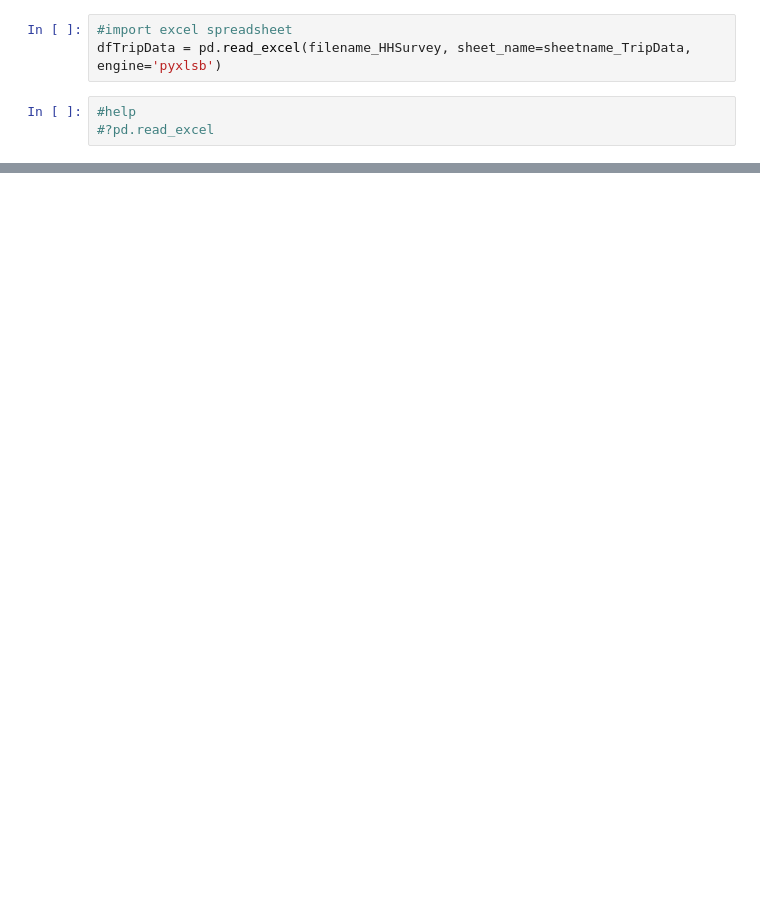
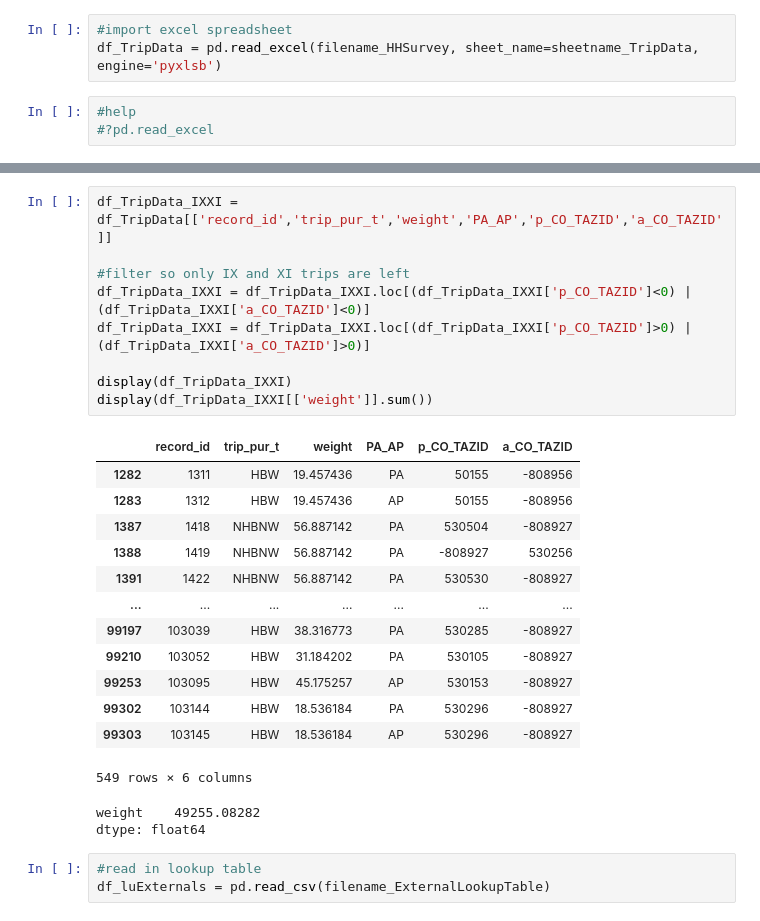
Before and after one commit to WFRCAnalytics/TDM-Externals-Using-National, a Jupyter notebook: Prepare PA Trip Tables.ipynb, the cells around one changed output, grey strips where cells are left out. Cells and saved outputs as stored; diff of their text form; blank space fills up the shorter version.

```diff
--- a/Prepare PA Trip Tables.ipynb
+++ b/Prepare PA Trip Tables.ipynb
@@ -25,6 +28,6 @@ dirHHSurvey     = os.path.join(dirWork, r'0 - HH Travel Survey')
 # %%
 #import excel spreadsheet
-dfTripData = pd.read_excel(filename_HHSurvey, sheet_name=sheetname_TripData, engine='pyxlsb')
+df_TripData = pd.read_excel(filename_HHSurvey, sheet_name=sheetname_TripData, engine='pyxlsb')
 # %%
 #help
 #?pd.read_excel
@@ -48,3 +51,31 @@ display(dfTripData.columns.tolist())
  'a_DLRG_NAME',
  'a_DISTMED',
  'a_DMED_NAME']
+# %%
+df_TripData_IXXI = df_TripData[['record_id','trip_pur_t','weight','PA_AP','p_CO_TAZID','a_CO_TAZID']]
+
+#filter so only IX and XI trips are left
+df_TripData_IXXI = df_TripData_IXXI.loc[(df_TripData_IXXI['p_CO_TAZID']<0) | (df_TripData_IXXI['a_CO_TAZID']<0)]
+df_TripData_IXXI = df_TripData_IXXI.loc[(df_TripData_IXXI['p_CO_TAZID']>0) | (df_TripData_IXXI['a_CO_TAZID']>0)]
+
+display(df_TripData_IXXI)
+display(df_TripData_IXXI[['weight']].sum())
+# %% [output]
+|  | record_id | trip_pur_t | weight | PA_AP | p_CO_TAZID | a_CO_TAZID |
+| 1282 | 1311 | HBW | 19.457436 | PA | 50155 | -808956 |
+| 1283 | 1312 | HBW | 19.457436 | AP | 50155 | -808956 |
+| 1387 | 1418 | NHBNW | 56.887142 | PA | 530504 | -808927 |
+| 1388 | 1419 | NHBNW | 56.887142 | PA | -808927 | 530256 |
+| 1391 | 1422 | NHBNW | 56.887142 | PA | 530530 | -808927 |
+| ... | ... | ... | ... | ... | ... | ... |
+| 99197 | 103039 | HBW | 38.316773 | PA | 530285 | -808927 |
+| 99210 | 103052 | HBW | 31.184202 | PA | 530105 | -808927 |
+| 99253 | 103095 | HBW | 45.175257 | AP | 530153 | -808927 |
+| 99302 | 103144 | HBW | 18.536184 | PA | 530296 | -808927 |
+| 99303 | 103145 | HBW | 18.536184 | AP | 530296 | -808927 |
+549 rows × 6 columns
+weight    49255.08282
+dtype: float64
+# %%
+#read in lookup table
+df_luExternals = pd.read_csv(filename_ExternalLookupTable)
```
Also changed, not shown: parts of 16 cells of this notebook, 16 other files.
